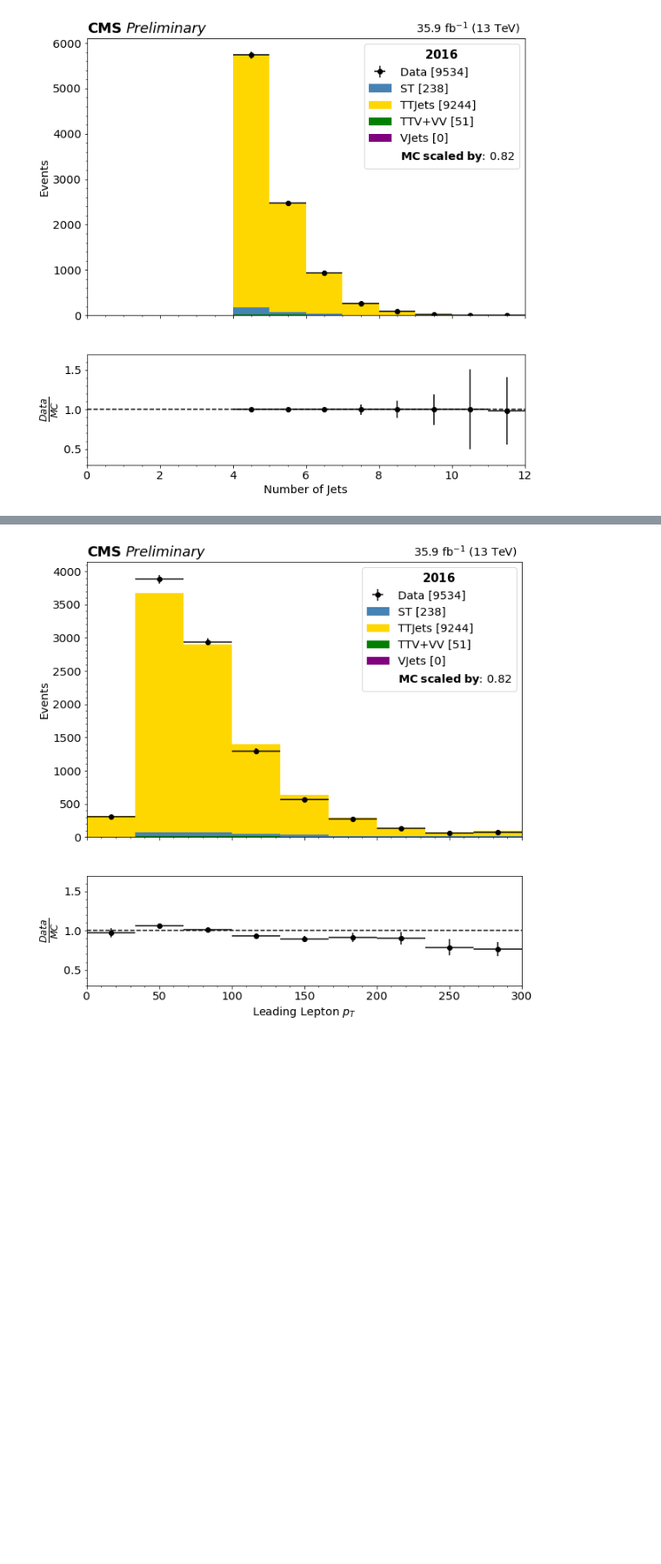
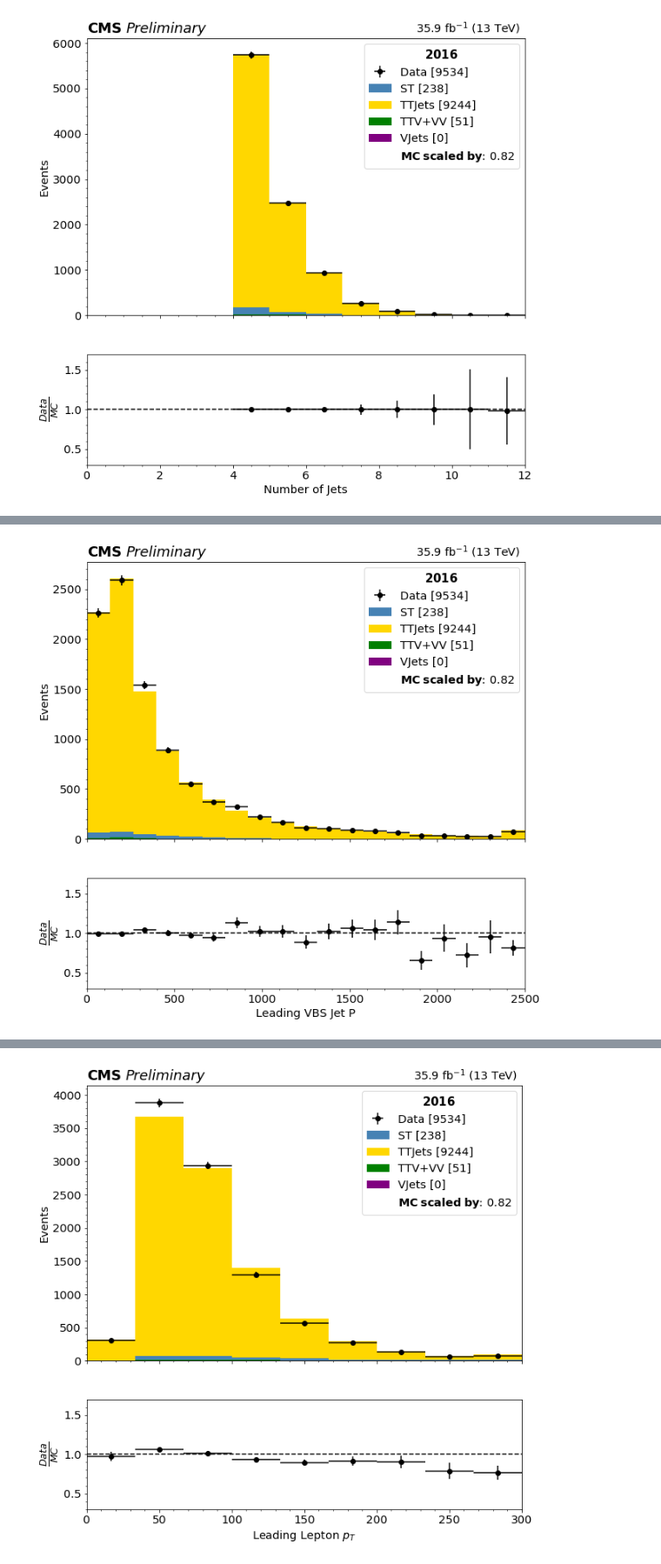
Before and after one commit to jkguiang/NanoTools, a Jupyter notebook: studies/ttbarCR/ControlPlots.ipynb, the cells around one changed output, grey strips where cells are left out. Shown at 87% size. Saved outputs shown, nothing was run; the diff lists cells and outputs as text; code cells hidden in the pictures; blank space fills up the shorter version.

```diff
--- a/studies/ttbarCR/ControlPlots.ipynb
+++ b/studies/ttbarCR/ControlPlots.ipynb
@@ -472,0 +521,40 @@ ax2.xaxis.set_minor_locator(AutoMinorLocator())
+# %%
+bins = np.linspace(0,2500,20)
+mc_p_TTJets = Hist1D(mc_c_TTJets.leading_vbs_jet_P,weights=comb_w_TTJets,bins=bins,label='TTJets ['+str(round(sum(comb_w_TTJets)))+']',color='gold')
+mc_p_ST = Hist1D(mc_c_ST.leading_vbs_jet_P,weights=comb_w_ST,bins=bins,label='ST ['+str(round(sum(comb_w_ST)))+']',color='steelblue')
+mc_p_VV = Hist1D(mc_c_VV.leading_vbs_jet_P,weights=comb_w_VV,bins=bins,label='VV ['+str(round(sum(comb_w_VV)))+']',color='red')
+mc_p_TTV = Hist1D(mc_c_TTV.leading_vbs_jet_P,weights=comb_w_TTV,bins=bins,label='TTV+VV ['+str(round(sum(comb_w_TTV) + sum(comb_w_VV)))+']',color='green')
+mc_p_VJets = Hist1D(mc_c_VJets.leading_vbs_jet_P,weights=comb_w_VJets,bins=bins,label='VJets ['+str(round(sum(comb_w_VJets)))+']',color='purple')
+data_p = Hist1D(data_c.leading_vbs_jet_P,bins=bins,label='Data ['+str(len(data_c))+']',color='black')
+mc_p_TV = mc_p_TTV + mc_p_VV
+one = np.ones(50)
+one_x = np.linspace(0,2500)
+#Plot
+fig,(ax1,ax2) = plt.subplots(2,sharex=True,figsize=(10,10),gridspec_kw=dict(height_ratios=[5, 2]))
+plot_stack([mc_p_VJets, mc_p_TV, mc_p_ST, mc_p_TTJets], ax=ax1, histtype='bar')
+ax1.set_ylabel("Events")
+ax2.set_xlabel(r"Leading VBS Jet P")
+ax1.yaxis.set_minor_locator(AutoMinorLocator())
+data_p.plot(ax=ax1,show_errors=True)
+(data_p/(mc_p_TTJets+mc_p_ST+mc_p_TV+mc_p_VJets)).plot(ax=ax2,show_errors=True,label='')
+ax2.set_ylabel(r"$\frac{Data}{MC}$",fontsize=18)
+ax2.set_ylim(0.3,1.7)
+ax2.yaxis.set_minor_locator(AutoMinorLocator())
+plt.plot(one_x,one,'k--')
+ax1.plot([],[],' ',label=r"$\bf{MC\hspace{0.25} scaled\hspace{0.25} by}$: %0.2f" % integral_w)
+handles, labels = ax1.get_legend_handles_labels()
+# sort both labels and handles by labels
+labels, handles = zip(*sorted(zip(labels, handles), key=lambda t: t[0]))
+labels, handles = list(labels), list(handles)
+labels.append(labels.pop(0))
+handles.append(handles.pop(0))
+labels = tuple(labels)
+handles = tuple(handles)
+ax1.legend(handles, labels, title=r'$\bf{}$'.format(str(year_)),title_fontsize=15)
+ax1.text(0.0, 1.01,"CMS", horizontalalignment="left", verticalalignment="bottom", transform=ax1.transAxes, weight="bold", size=18)
+ax1.text(0.09, 1.01, "Preliminary", horizontalalignment="left", verticalalignment="bottom", transform=ax1.transAxes, style="italic", size=18)
+ax1.text(0.99, 1.01,"%0.1f fb${}^\mathregular{-1}$ (13 TeV)" % (mc_c_TTJets.int_lumi.iloc[0] / 1000), horizontalalignment='right', verticalalignment='bottom', transform = ax1.transAxes, size="x-large")
+ax1.xaxis.set_minor_locator(AutoMinorLocator())
+ax2.xaxis.set_minor_locator(AutoMinorLocator())
+# %% [output]
+[figure, added]
```
Also changed, not shown: parts of 16 cells of this notebook.
